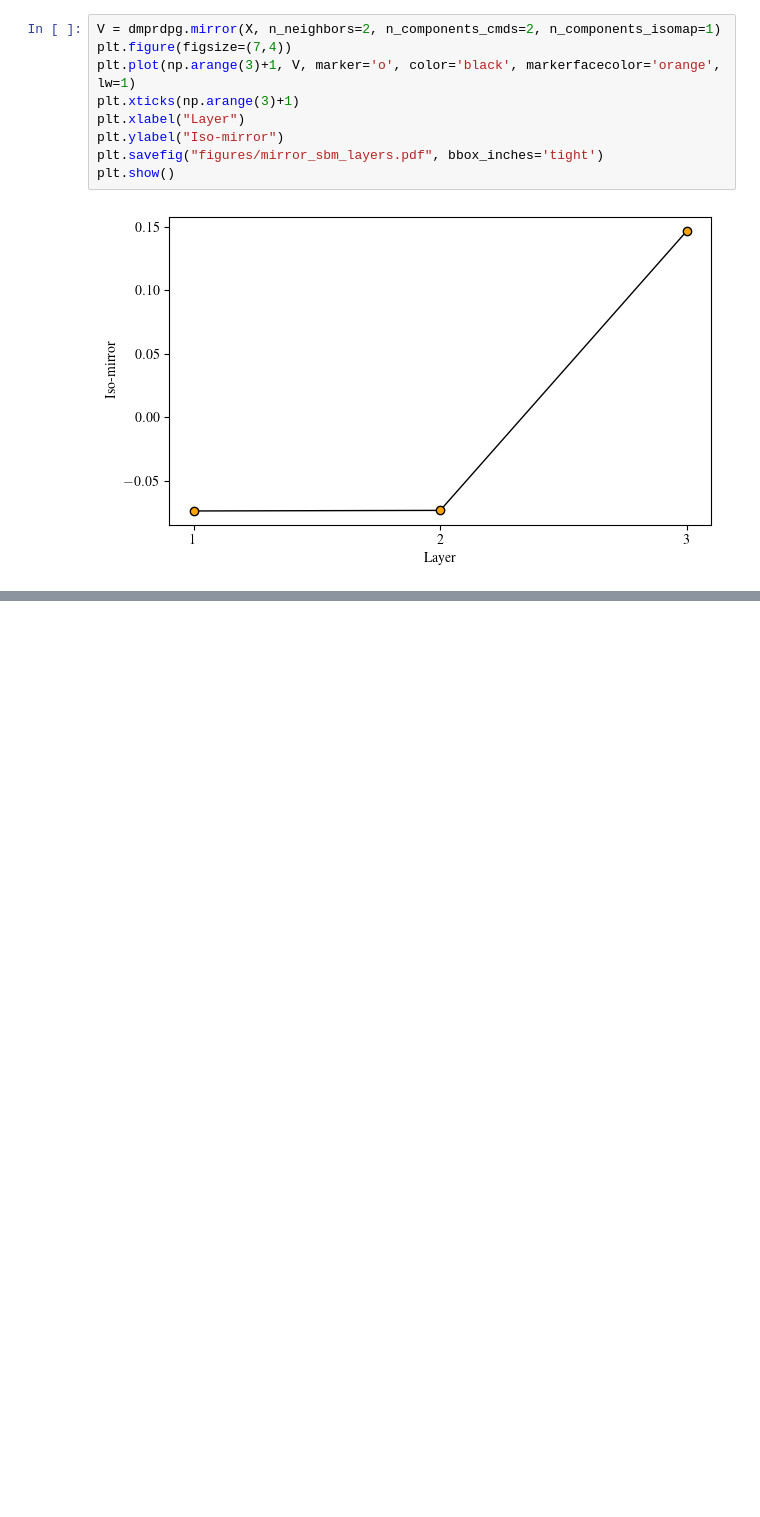
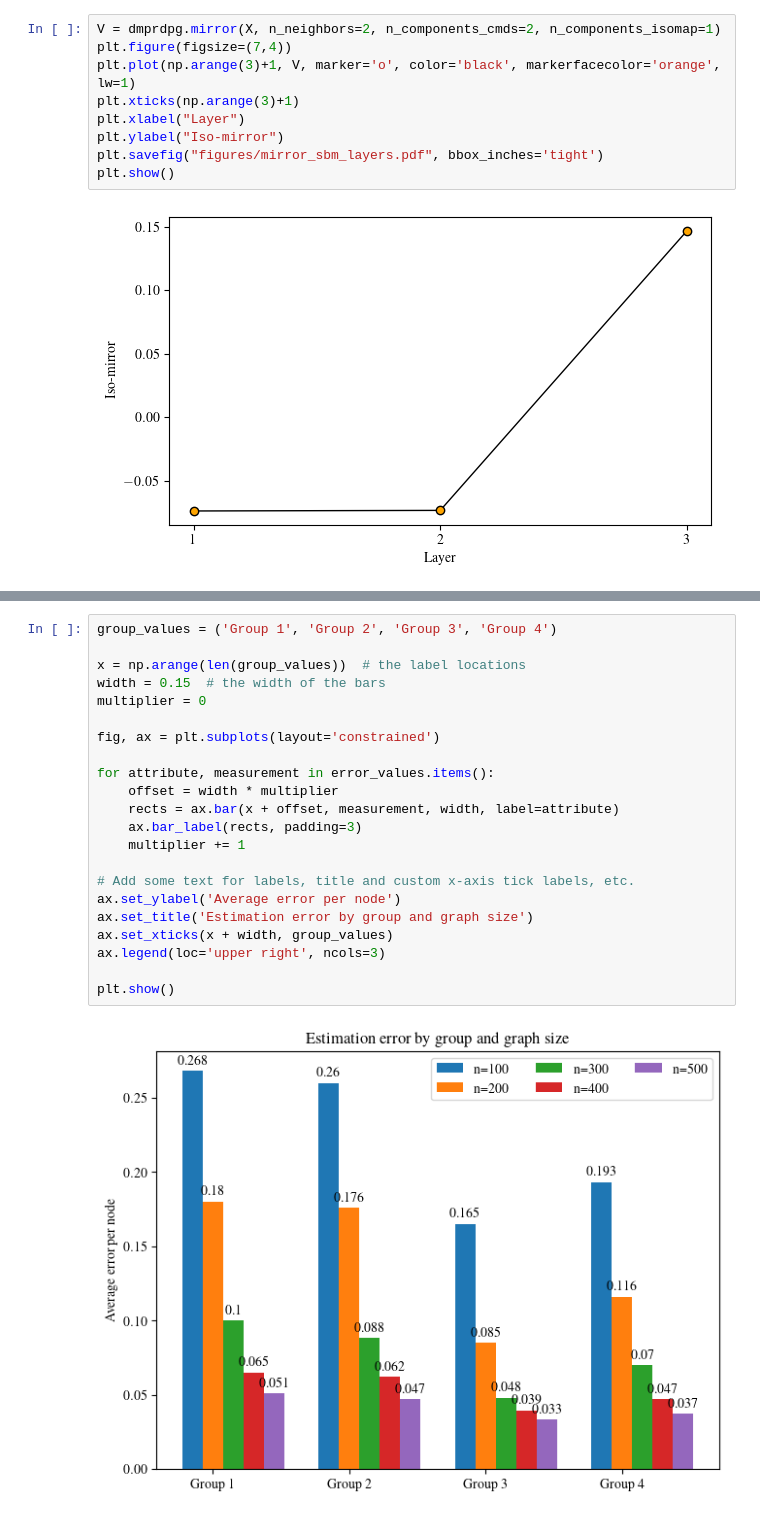
Before and after one commit to mjbaum/dmprdpg, a Jupyter notebook: notebooks/dmpsbm.ipynb, the cells around one changed output, grey strips where cells are left out. Cells and saved outputs as stored; diff of their text form; blank space fills up the shorter version.

Commit message:
Add plot for estimation error

```diff
--- a/notebooks/dmpsbm.ipynb
+++ b/notebooks/dmpsbm.ipynb
@@ -147,0 +196,24 @@ plt.show()
+# %%
+group_values = ('Group 1', 'Group 2', 'Group 3', 'Group 4')
+
+x = np.arange(len(group_values))  # the label locations
+width = 0.15  # the width of the bars
+multiplier = 0
+
+fig, ax = plt.subplots(layout='constrained')
+
+for attribute, measurement in error_values.items():
+    offset = width * multiplier
+    rects = ax.bar(x + offset, measurement, width, label=attribute)
+    ax.bar_label(rects, padding=3)
+    multiplier += 1
+
+# Add some text for labels, title and custom x-axis tick labels, etc.
+ax.set_ylabel('Average error per node')
+ax.set_title('Estimation error by group and graph size')
+ax.set_xticks(x + width, group_values)
+ax.legend(loc='upper right', ncols=3)
+
+plt.show()
+# %% [output]
+[figure, added]
```
Also changed, not shown: parts of 3 cells of this notebook.
